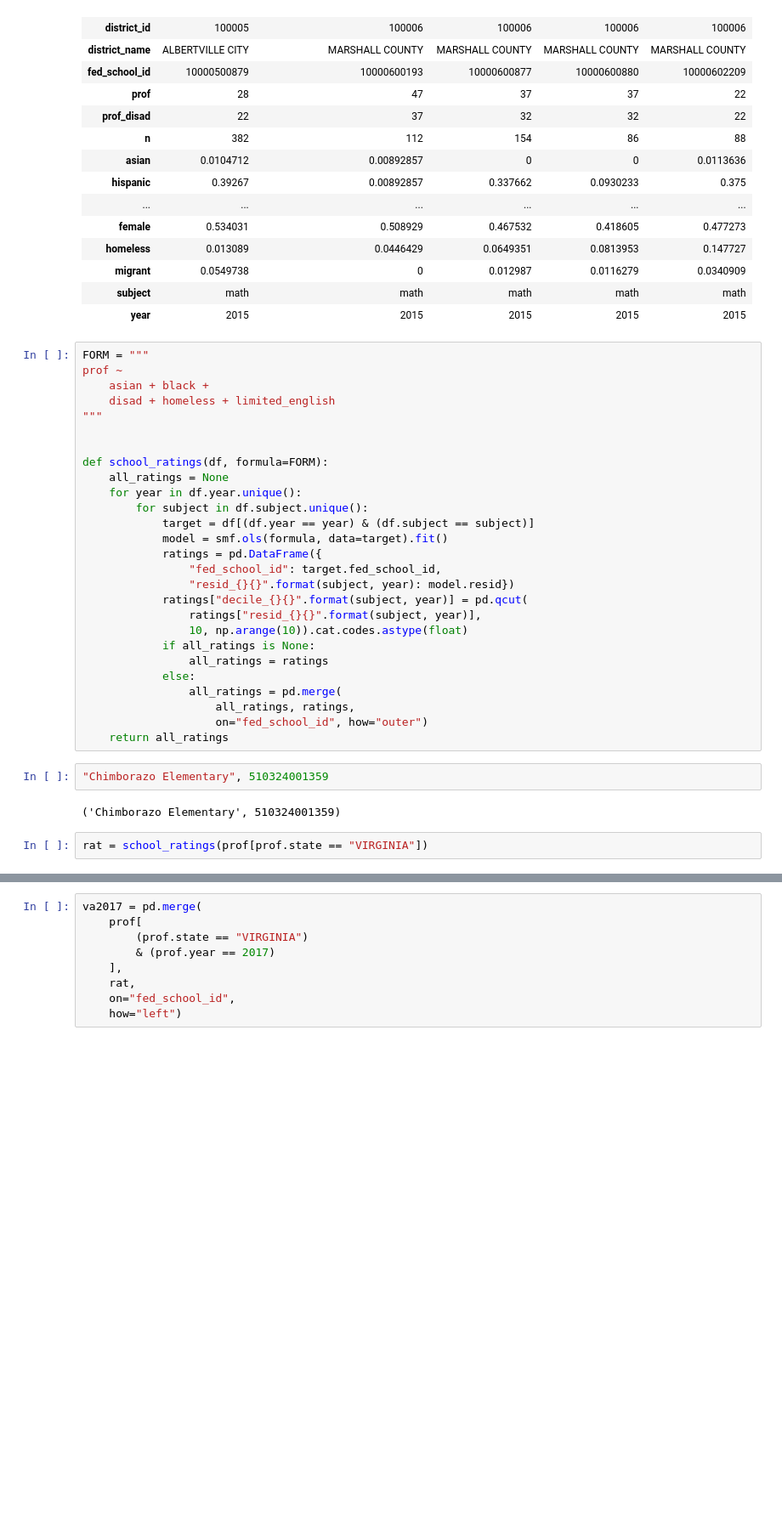
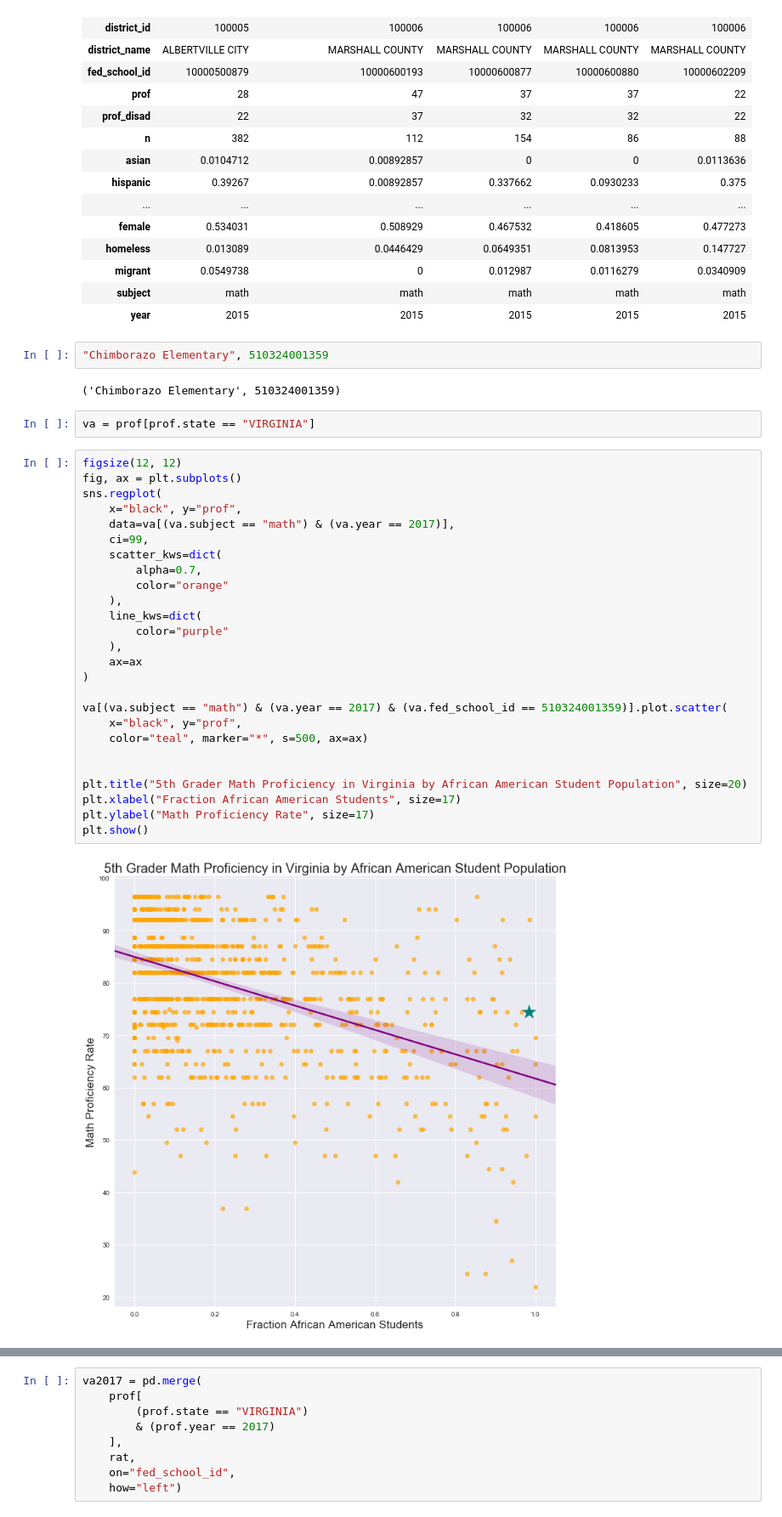
Before and after one commit to jeffschecter/sandbox, a Jupyter notebook: Schools.ipynb, the cells around one changed output, grey strips where cells are left out. Shown at 85% size. Saved outputs shown, nothing was run; the diff lists cells and outputs as text; blank space fills up the shorter version.

```diff
--- a/Schools.ipynb
+++ b/Schools.ipynb
@@ -145,36 +143,37 @@ prof.head().T
 | migrant | 0.0549738 | 0 | 0.012987 | 0.0116279 | 0.0340909 |
 | subject | math | math | math | math | math |
 | year | 2015 | 2015 | 2015 | 2015 | 2015 |
-# %%
-FORM = """
-prof ~
-    asian + black +
-    disad + homeless + limited_english
-"""
-
-
-def school_ratings(df, formula=FORM):
-    all_ratings = None
-    for year in df.year.unique():
-        for subject in df.subject.unique():
-            target = df[(df.year == year) & (df.subject == subject)]
-            model = smf.ols(formula, data=target).fit()
-            ratings = pd.DataFrame({
-                "fed_school_id": target.fed_school_id,
-                "resid_{}{}".format(subject, year): model.resid})
-            ratings["decile_{}{}".format(subject, year)] = pd.qcut(
-                ratings["resid_{}{}".format(subject, year)],
-                10, np.arange(10)).cat.codes.astype(float)
-            if all_ratings is None:
-                all_ratings = ratings
-            else:
-                all_ratings = pd.merge(
-                    all_ratings, ratings,
-                    on="fed_school_id", how="outer")
-    return all_ratings
 # %%
 "Chimborazo Elementary", 510324001359
 # %% [output]
 ('Chimborazo Elementary', 510324001359)
 # %%
-rat = school_ratings(prof[prof.state == "VIRGINIA"])
+va = prof[prof.state == "VIRGINIA"]
+# %%
+figsize(12, 12)
+fig, ax = plt.subplots()
+sns.regplot(
+    x="black", y="prof",
+    data=va[(va.subject == "math") & (va.year == 2017)],
+    ci=99,
+    scatter_kws=dict(
+        alpha=0.7,
+        color="orange"
+    ),
+    line_kws=dict(
+        color="purple"
+    ),
+    ax=ax
+)
+
+va[(va.subject == "math") & (va.year == 2017) & (va.fed_school_id == 510324001359)].plot.scatter(
+    x="black", y="prof",
+    color="teal", marker="*", s=500, ax=ax)
+
+
+plt.title("5th Grader Math Proficiency in Virginia by African American Student Population", size=20)
+plt.xlabel("Fraction African American Students", size=17)
+plt.ylabel("Math Proficiency Rate", size=17)
+plt.show()
+# %% [output]
+[figure, added]
```
Also changed, not shown: parts of 10 cells of this notebook.
